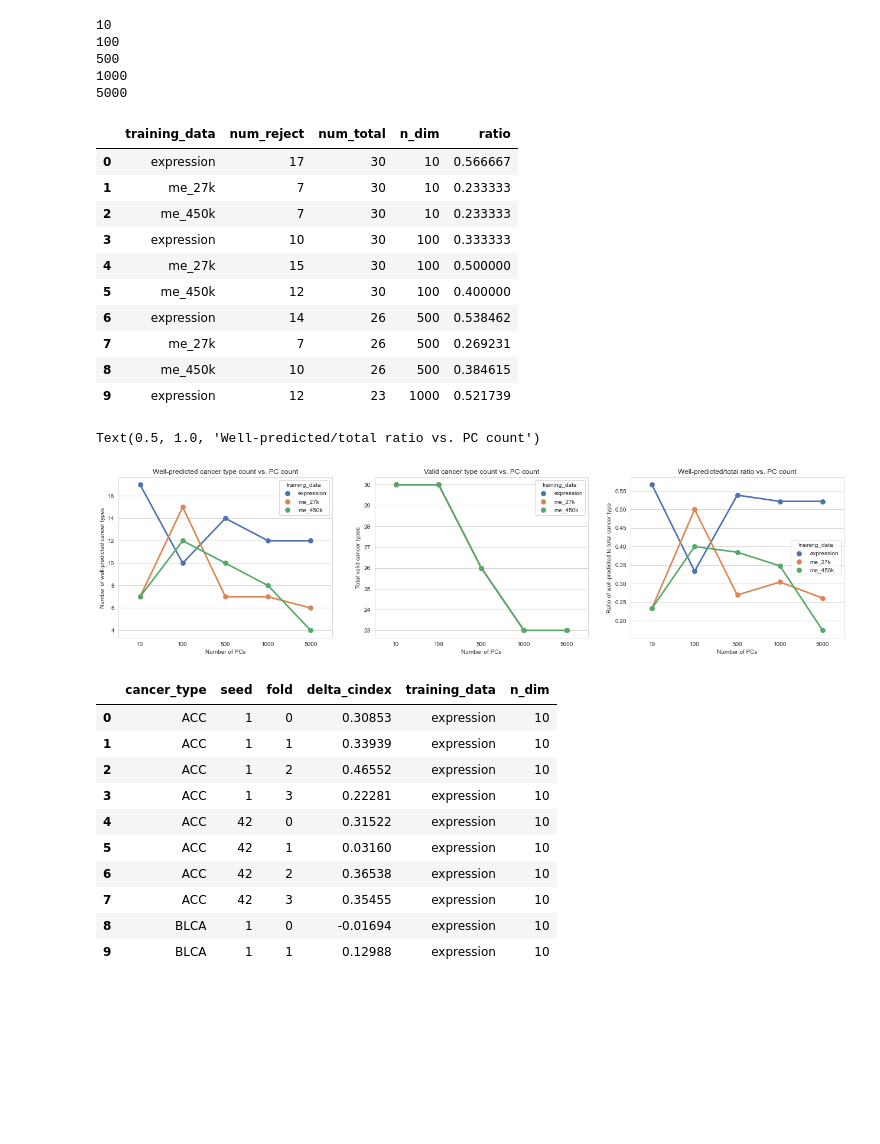
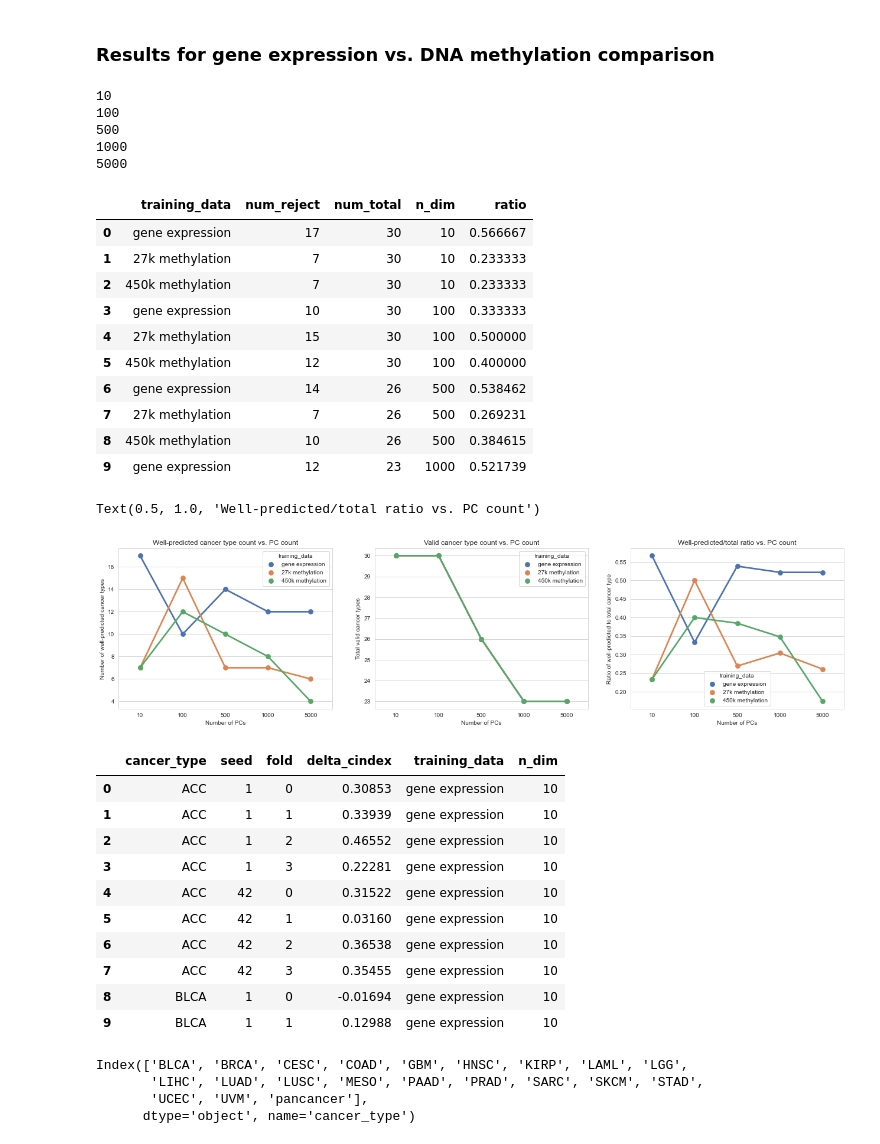
Before and after one commit to greenelab/mpmp, a Jupyter notebook: 06_predict_survival/plot_survival_pc_comparison.ipynb, the cells around one changed output. Saved outputs shown, nothing was run; the diff lists cells and outputs as text; code cells hidden in the pictures; blank space fills up the shorter version.

```diff
--- a/06_predict_survival/plot_survival_pc_comparison.ipynb
+++ b/06_predict_survival/plot_survival_pc_comparison.ipynb
@@ -13,12 +13,15 @@ import mpmp.utilities.plot_utilities as plu
 
 %load_ext autoreload
 %autoreload 2
+# %% [markdown]
+### Results for gene expression vs. DNA methylation comparison
 # %%
 # significance cutoff, after FDR correction
 SIG_ALPHA = 0.05
 
 # if True, save figures to images directory
-# SAVE_FIGS = True
+SAVE_FIGS = True
+images_dir = Path(cfg.images_dirs['survival'])
 
 # set results directory
 me_results_dir = Path(cfg.repo_root,
@@ -27,6 +30,13 @@ me_results_dir = Path(cfg.repo_root,
 
 # set list of PCA component numbers to look for
 pcs_list = [10, 100, 500, 1000, 5000]
+
+# order to plot data types in
+training_data_map = {
+    'expression': 'gene expression',
+    'me_27k': '27k methylation',
+    'me_450k': '450k methylation',
+}
 # %%
 me_data_count_df = []
 
@@ -65,6 +75,7 @@ for n_dim in pcs_list:
     me_data_count_df.append(dim_count_df)
 
 me_data_count_df = pd.concat(me_data_count_df).reset_index()
+me_data_count_df.training_data.replace(to_replace=training_data_map, inplace=True)
 me_data_count_df.head(10)
 # %% [output]
 10
@@ -73,40 +84,44 @@ me_data_count_df.head(10)
 1000
 5000
 |  | training_data | num_reject | num_total | n_dim | ratio |
-| 0 | expression | 17 | 30 | 10 | 0.566667 |
-| 1 | me_27k | 7 | 30 | 10 | 0.233333 |
-| 2 | me_450k | 7 | 30 | 10 | 0.233333 |
-| 3 | expression | 10 | 30 | 100 | 0.333333 |
-| 4 | me_27k | 15 | 30 | 100 | 0.500000 |
-| 5 | me_450k | 12 | 30 | 100 | 0.400000 |
-| 6 | expression | 14 | 26 | 500 | 0.538462 |
-| 7 | me_27k | 7 | 26 | 500 | 0.269231 |
-| 8 | me_450k | 10 | 26 | 500 | 0.384615 |
-| 9 | expression | 12 | 23 | 1000 | 0.521739 |
+| 0 | gene expression | 17 | 30 | 10 | 0.566667 |
+| 1 | 27k methylation | 7 | 30 | 10 | 0.233333 |
+| 2 | 450k methylation | 7 | 30 | 10 | 0.233333 |
+| 3 | gene expression | 10 | 30 | 100 | 0.333333 |
+| 4 | 27k methylation | 15 | 30 | 100 | 0.500000 |
+| 5 | 450k methylation | 12 | 30 | 100 | 0.400000 |
+| 6 | gene expression | 14 | 26 | 500 | 0.538462 |
+| 7 | 27k methylation | 7 | 26 | 500 | 0.269231 |
+| 8 | 450k methylation | 10 | 26 | 500 | 0.384615 |
+| 9 | gene expression | 12 | 23 | 1000 | 0.521739 |
 # %%
 sns.set({'figure.figsize': (22, 5)})
 sns.set_style('whitegrid')
 fig, axarr = plt.subplots(1, 3)
 
-sns.pointplot(data=me_data_count_df, x='n_dim', y='num_reject', hue='training_data', ax=axarr[0])
+sns.pointplot(data=me_data_count_df, x='n_dim', y='num_reject',
+              hue='training_data', hue_order=training_data_map.values(), ax=axarr[0])
 axarr[0].set_xlabel('Number of PCs')
 axarr[0].set_ylabel('Number of well-predicted cancer types')
 axarr[0].set_title('Well-predicted cancer type count vs. PC count')
 
-sns.pointplot(data=me_data_count_df, x='n_dim', y='num_total', hue='training_data', ax=axarr[1])
+sns.pointplot(data=me_data_count_df, x='n_dim', y='num_total',
+              hue='training_data', hue_order=training_data_map.values(), ax=axarr[1])
 axarr[1].set_xlabel('Number of PCs')
 axarr[1].set_ylabel('Total valid cancer types')
 axarr[1].set_title('Valid cancer type count vs. PC count')
 
-sns.pointplot(data=me_data_count_df, x='n_dim', y='ratio', hue='training_data', ax=axarr[2])
+sns.pointplot(data=me_data_count_df, x='n_dim', y='ratio',
+              hue='training_data', hue_order=training_data_map.values(), ax=axarr[2])
 axarr[2].set_xlabel('Number of PCs')
 axarr[2].set_ylabel('Ratio of well-predicted to total cancer type')
 axarr[2].set_title('Well-predicted/total ratio vs. PC count')
 # %% [output]
 Text(0.5, 1.0, 'Well-predicted/total ratio vs. PC count')
-[figure, old version]
+[figure, new version]
 # %%
 me_performance_df = []
+all_drop_cancer_types = set()
 
 for n_dim in pcs_list:
     # load results into a single dataframe
@@ -134,19 +149,30 @@ for n_dim in pcs_list:
     me_performance_df.append(me_all_results_df)
 
 me_performance_df = pd.concat(me_performance_df)
+me_performance_df.training_data.replace(to_replace=training_data_map, inplace=True)
 me_performance_df.head(10)
 # %% [output]
 |  | cancer_type | seed | fold | delta_cindex | training_data | n_dim |
-| 0 | ACC | 1 | 0 | 0.30853 | expression | 10 |
-| 1 | ACC | 1 | 1 | 0.33939 | expression | 10 |
-| 2 | ACC | 1 | 2 | 0.46552 | expression | 10 |
-| 3 | ACC | 1 | 3 | 0.22281 | expression | 10 |
-| 4 | ACC | 42 | 0 | 0.31522 | expression | 10 |
-| 5 | ACC | 42 | 1 | 0.03160 | expression | 10 |
-| 6 | ACC | 42 | 2 | 0.36538 | expression | 10 |
-| 7 | ACC | 42 | 3 | 0.35455 | expression | 10 |
-| 8 | BLCA | 1 | 0 | -0.01694 | expression | 10 |
-| 9 | BLCA | 1 | 1 | 0.12988 | expression | 10 |
+| 0 | ACC | 1 | 0 | 0.30853 | gene expression | 10 |
+| 1 | ACC | 1 | 1 | 0.33939 | gene expression | 10 |
+| 2 | ACC | 1 | 2 | 0.46552 | gene expression | 10 |
+| 3 | ACC | 1 | 3 | 0.22281 | gene expression | 10 |
+| 4 | ACC | 42 | 0 | 0.31522 | gene expression | 10 |
+| 5 | ACC | 42 | 1 | 0.03160 | gene expression | 10 |
+| 6 | ACC | 42 | 2 | 0.36538 | gene expression | 10 |
+| 7 | ACC | 42 | 3 | 0.35455 | gene expression | 10 |
+| 8 | BLCA | 1 | 0 | -0.01694 | gene expression | 10 |
+| 9 | BLCA | 1 | 1 | 0.12988 | gene expression | 10 |
+# %%
+group_cancer_types = me_performance_df.groupby(['cancer_type']).count().n_dim
+max_count = group_cancer_types.max()
+valid_cancer_types = group_cancer_types[group_cancer_types == max_count].index
+print(valid_cancer_types)
+# %% [output]
+Index(['BLCA', 'BRCA', 'CESC', 'COAD', 'GBM', 'HNSC', 'KIRP', 'LAML', 'LGG',
+       'LIHC', 'LUAD', 'LUSC', 'MESO', 'PAAD', 'PRAD', 'SARC', 'SKCM', 'STAD',
+       'UCEC', 'UVM', 'pancancer'],
+      dtype='object', name='cancer_type')
 # %%
 sns.set({'figure.figsize': (8, 6)})
 sns.set_style('whitegrid')
```
Also changed, not shown: parts of 16 cells of this notebook, 1 other file.
